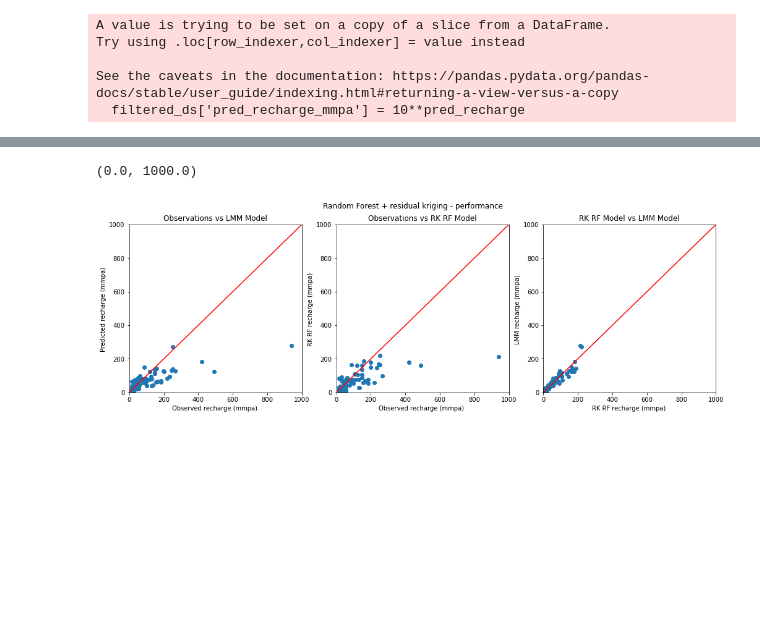
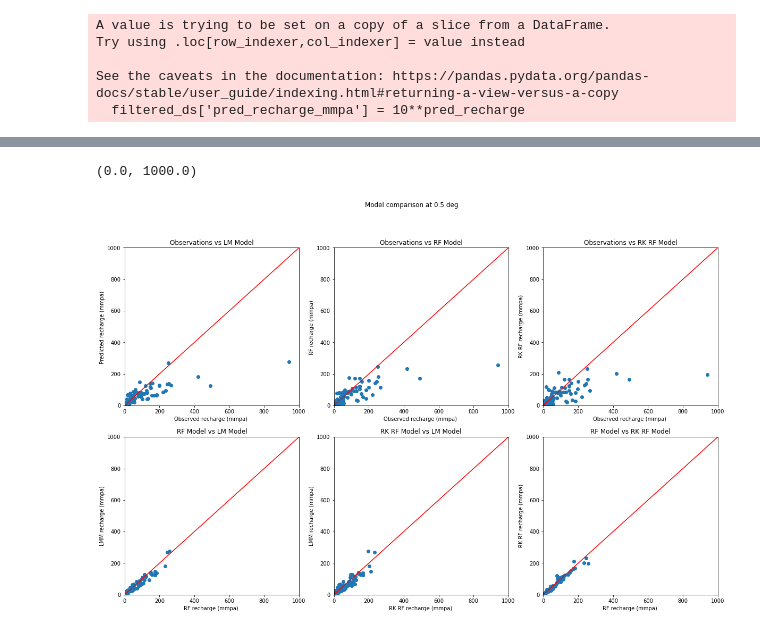
Before and after one commit to pazolka/rf-groundwater-recharge-africa, a Jupyter notebook: RF_map_05.ipynb, the cells around one changed output, grey strips where cells are left out. Cells and saved outputs as stored; diff of their text form; code cells hidden in the pictures; blank space fills up the shorter version.

Commit message:
improved residual kriging

```diff
--- a/RF_map_05.ipynb
+++ b/RF_map_05.ipynb
@@ -299,19 +253,16 @@ point_coords = [(i,j) for (i,j) in zip(file['Long'], file['Lat'])]
 obs = file['Recharge_mmpa']
 rf_rech_src = rasterio.open('Low_res_data_05/RF_recharge.tif')
 rf_rech_zeros_src = rasterio.open('Low_res_data_05/RF_recharge_zero.tif')
-rk_rf_rech_src = rasterio.open('Low_res_data_05/RK_RF_recharge.tif')
-rk_rf_rech_zeros_src = rasterio.open('Low_res_data_05/RK_RF_recharge_zero.tif')
+rk_rf_rech_src = rasterio.open('Low_res_data_05/R_RKRF_recharge.tif')
 bgs_rech_src = rasterio.open('139265/Africa_Recharge_Map/Africa_recharge.tif')
 
 rf_rech_samples = [item for sublist in list(rf_rech_src.sample(point_coords, indexes=1)) for item in sublist]
 rf_rech_zeros_samples = [item for sublist in list(rf_rech_zeros_src.sample(point_coords, indexes=1)) for item in sublist]
 rk_rf_rech_samples = [item for sublist in list(rk_rf_rech_src.sample(point_coords, indexes=1)) for item in sublist]
-rk_rf_rech_zeros_samples = [item for sublist in list(rk_rf_rech_zeros_src.sample(point_coords, indexes=1)) for item in sublist]
 bgs_rech_samples = [item for sublist in list(bgs_rech_src.sample(point_coords)) for item in sublist]
 
 summary = pd.DataFrame({'Lon': file['Long'], 'Lat': file['Lat'],'Observations': obs, 'RF': rf_rech_samples,
                         'RF (zeros)': rf_rech_zeros_samples, 'RK RF': rk_rf_rech_samples,
-                        'RK RF (zeros)': rk_rf_rech_zeros_samples,
                         'LMM': bgs_rech_samples})
 
 summary.index.names = ['ID']
@@ -404,30 +323,54 @@ axs[2].set_ylim([0,1000])
 # %%
-fig, axs = plt.subplots(1,3,figsize=(17,5))
-fig.suptitle('Random Forest + residual kriging - performance')
+fig, axs = plt.subplots(2,3, figsize=(20,12))
+fig.suptitle('Model comparison at 0.5 deg')
 axs = axs.flatten()
 axs[0].plot(summary['Observations'], summary['LMM'],marker='o',linestyle='')
 axs[0].plot(range(0,1000), range(0,1000), 'r')
 axs[0].set_xlabel('Observed recharge (mmpa) ')
 axs[0].set_ylabel('Predicted recharge (mmpa) ')
 axs[0].set_xlim([0,1000])
-axs[0].set_title('Observations vs LMM Model')
+axs[0].set_title('Observations vs LM Model')
 axs[0].set_ylim([0,1000])
 
-axs[1].plot(summary['Observations'], summary['RK RF'],marker='o',linestyle='')
+axs[1].plot(summary['Observations'], summary['RF'],marker='o',linestyle='')
 axs[1].plot(range(0,1000), range(0,1000), 'r')
 axs[1].set_xlabel('Observed recharge (mmpa) ')
-axs[1].set_ylabel('RK RF recharge (mmpa) ')
+axs[1].set_ylabel('RF recharge (mmpa) ')
 axs[1].set_xlim([0,1000])
-axs[1].set_title('Observations vs RK RF Model')
+axs[1].set_title('Observations vs RF Model')
 axs[1].set_ylim([0,1000])
 
-axs[2].plot(summary['RK RF'], summary['LMM'],marker='o',linestyle='')
+axs[2].plot(summary['Observations'], summary['RK RF'],marker='o',linestyle='')
 axs[2].plot(range(0,1000), range(0,1000), 'r')
-axs[2].set_xlabel('RK RF recharge (mmpa) ')
-axs[2].set_ylabel('LMM recharge (mmpa) ')
+axs[2].set_xlabel('Observed recharge (mmpa) ')
+axs[2].set_ylabel('RK RF recharge (mmpa)')
 axs[2].set_xlim([0,1000])
-axs[2].set_title('RK RF Model vs LMM Model')
+axs[2].set_title('Observations vs RK RF Model')
 axs[2].set_ylim([0,1000])
+
+axs[3].plot(summary['RF'], summary['LMM'],marker='o',linestyle='')
+axs[3].plot(range(0,1000), range(0,1000), 'r')
+axs[3].set_xlabel('RF recharge (mmpa) ')
+axs[3].set_ylabel('LMM recharge (mmpa)')
+axs[3].set_xlim([0,1000])
+axs[3].set_title('RF Model vs LM Model')
+axs[3].set_ylim([0,1000])
+
+axs[4].plot(summary['RK RF'], summary['LMM'],marker='o',linestyle='')
+axs[4].plot(range(0,1000), range(0,1000), 'r')
+axs[4].set_xlabel('RK RF recharge (mmpa) ')
+axs[4].set_ylabel('LMM recharge (mmpa)')
+axs[4].set_xlim([0,1000])
+axs[4].set_title('RK RF Model vs LM Model')
+axs[4].set_ylim([0,1000])
+
+axs[5].plot(summary['RF'], summary['RK RF'],marker='o',linestyle='')
+axs[5].plot(range(0,1000), range(0,1000), 'r')
+axs[5].set_xlabel('RF recharge (mmpa) ')
+axs[5].set_ylabel('RK RF recharge (mmpa)')
+axs[5].set_xlim([0,1000])
+axs[5].set_title('RF Model vs RK RF Model')
+axs[5].set_ylim([0,1000])
 # %% [output]
 (0.0, 1000.0)
-[figure, old version]
+[figure, new version]
```
Also changed, not shown: parts of 13 cells of this notebook, 3 other files.
